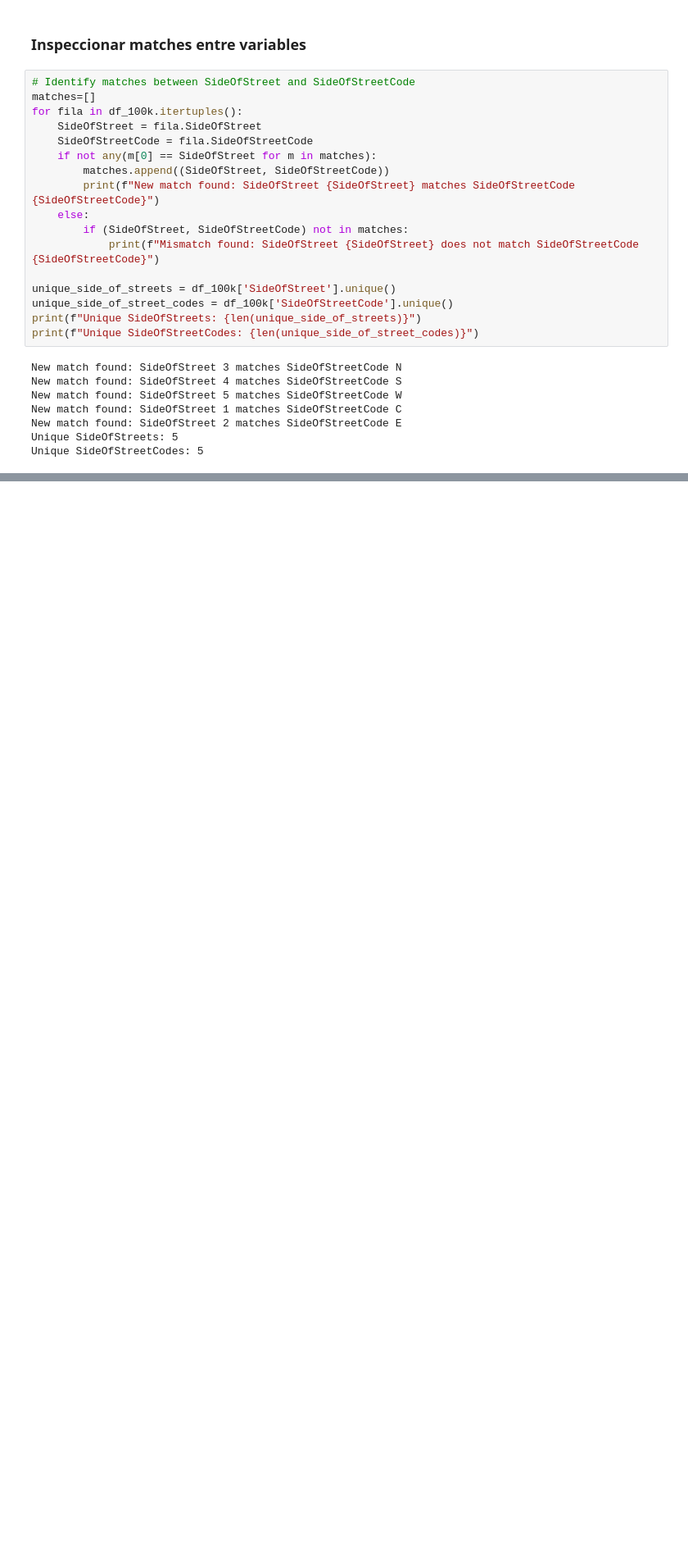
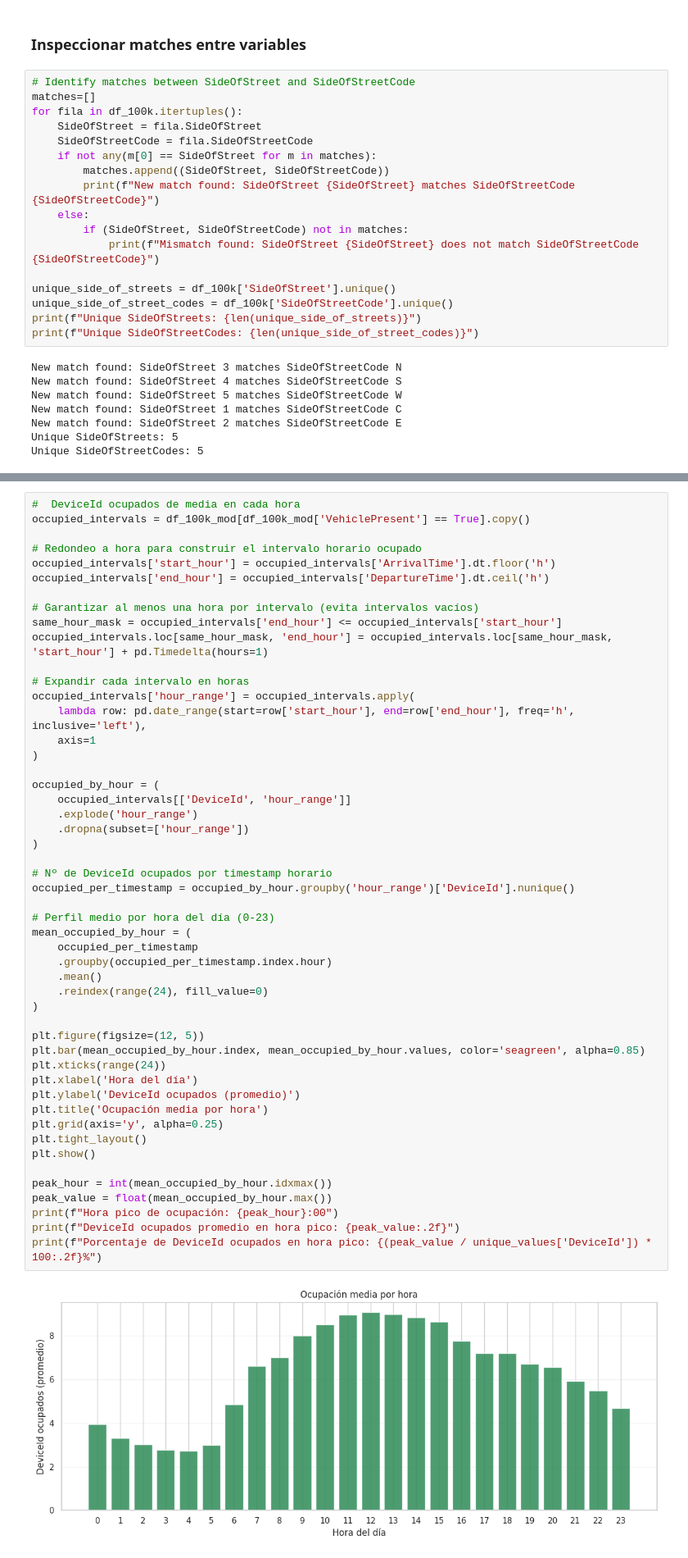
Before and after one commit to PPardodatasc/PPG-TFG-URJC, a Jupyter notebook: src/eda/2019_eda.ipynb, the cells around one changed output, grey strips where cells are left out. Shown at 82% size. Saved outputs shown, nothing was run; the diff lists cells and outputs as text; blank space fills up the shorter version.

```diff
--- a/src/eda/2019_eda.ipynb
+++ b/src/eda/2019_eda.ipynb
@@ -269,0 +335,52 @@ plt.show()
+# %%
+#  DeviceId ocupados de media en cada hora
+occupied_intervals = df_100k_mod[df_100k_mod['VehiclePresent'] == True].copy()
+
+# Redondeo a hora para construir el intervalo horario ocupado
+occupied_intervals['start_hour'] = occupied_intervals['ArrivalTime'].dt.floor('h')
+occupied_intervals['end_hour'] = occupied_intervals['DepartureTime'].dt.ceil('h')
+
+# Garantizar al menos una hora por intervalo (evita intervalos vacíos)
+same_hour_mask = occupied_intervals['end_hour'] <= occupied_intervals['start_hour']
+occupied_intervals.loc[same_hour_mask, 'end_hour'] = occupied_intervals.loc[same_hour_mask, 'start_hour'] + pd.Timedelta(hours=1)
+
+# Expandir cada intervalo en horas
+occupied_intervals['hour_range'] = occupied_intervals.apply(
+    lambda row: pd.date_range(start=row['start_hour'], end=row['end_hour'], freq='h', inclusive='left'),
+    axis=1
+)
+
+occupied_by_hour = (
+    occupied_intervals[['DeviceId', 'hour_range']]
+    .explode('hour_range')
+    .dropna(subset=['hour_range'])
+)
+
+# Nº de DeviceId ocupados por timestamp horario
+occupied_per_timestamp = occupied_by_hour.groupby('hour_range')['DeviceId'].nunique()
+
+# Perfil medio por hora del día (0-23)
+mean_occupied_by_hour = (
+    occupied_per_timestamp
+    .groupby(occupied_per_timestamp.index.hour)
+    .mean()
+    .reindex(range(24), fill_value=0)
+)
+
+plt.figure(figsize=(12, 5))
+plt.bar(mean_occupied_by_hour.index, mean_occupied_by_hour.values, color='seagreen', alpha=0.85)
+plt.xticks(range(24))
+plt.xlabel('Hora del día')
+plt.ylabel('DeviceId ocupados (promedio)')
+plt.title('Ocupación media por hora')
+plt.grid(axis='y', alpha=0.25)
+plt.tight_layout()
+plt.show()
+
+peak_hour = int(mean_occupied_by_hour.idxmax())
+peak_value = float(mean_occupied_by_hour.max())
+print(f"Hora pico de ocupación: {peak_hour}:00")
+print(f"DeviceId ocupados promedio en hora pico: {peak_value:.2f}")
+print(f"Porcentaje de DeviceId ocupados en hora pico: {(peak_value / unique_values['DeviceId']) * 100:.2f}%")
+# %% [output]
+[figure, added]
```
Also changed, not shown: parts of 15 cells of this notebook, 2 other files.
